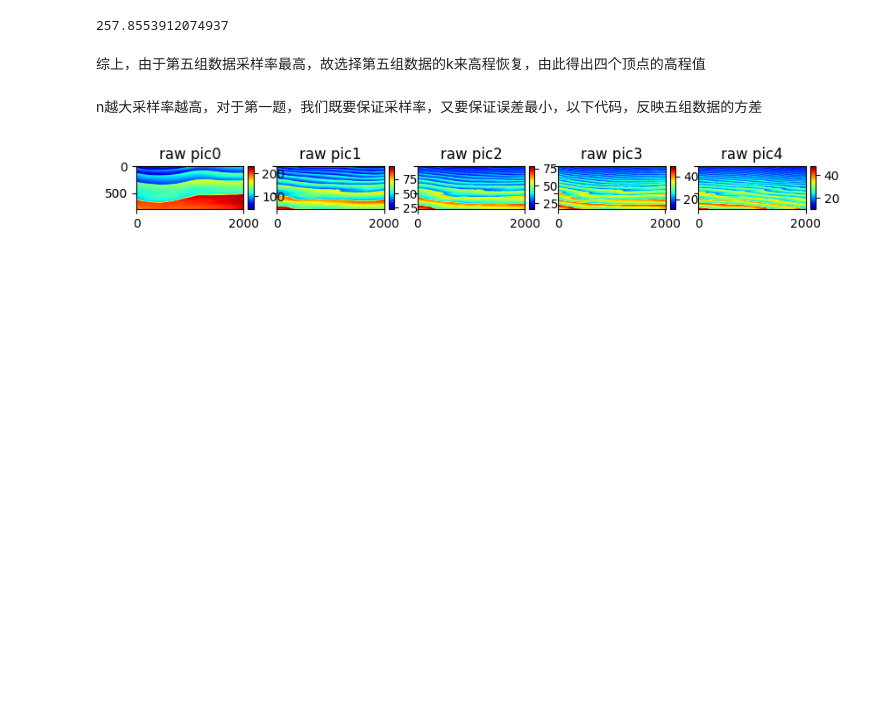
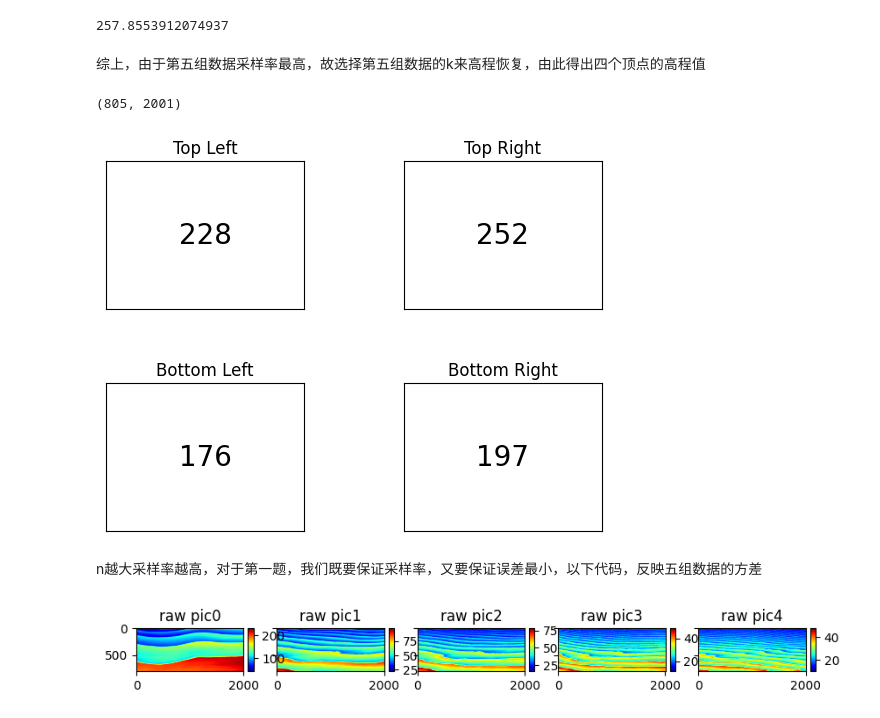
Before and after one commit to BlingCc233/project_A, a Jupyter notebook: nostack.ipynb, the cells around one changed output. Saved outputs shown, nothing was run; the diff lists cells and outputs as text; code cells hidden in the pictures; blank space fills up the shorter version.

```diff
--- a/nostack.ipynb
+++ b/nostack.ipynb
@@ -683,6 +683,40 @@ print(np.max(H))
 257.8553912074937
 # %% [markdown]
 综上，由于第五组数据采样率最高，故选择第五组数据的k来高程恢复，由此得出四个顶点的高程值
+# %%
+print(H.shape)
+
+final = np.array(H)
+# 获取四个顶点的值
+top_left = round(final[0, 0])
+top_right = round(final[0, num_cols-1])
+bottom_left = round(final[num_rows-1, 0])
+bottom_right = round(final[num_rows-1, num_cols-1])
+
+# 创建一个2x2的图
+fig, axs = plt.subplots(2, 2)
+
+# 设置四个顶点的值
+axs[0, 0].text(0.5, 0.5, str(top_left), ha='center', va='center', size=20)
+axs[0, 0].set_title('Top Left')
+axs[0, 1].text(0.5, 0.5, str(top_right), ha='center', va='center', size=20)
+axs[0, 1].set_title('Top Right')
+axs[1, 0].text(0.5, 0.5, str(bottom_left), ha='center', va='center', size=20)
+axs[1, 0].set_title('Bottom Left')
+axs[1, 1].text(0.5, 0.5, str(bottom_right), ha='center', va='center', size=20)
+axs[1, 1].set_title('Bottom Right')
+
+# 隐藏坐标轴
+for ax in axs.flat:
+    ax.set(xticks=[], yticks=[])
+
+# 调整子图间距
+plt.subplots_adjust(hspace=0.5, wspace=0.5)
+
+plt.show()
+# %% [output]
+(805, 2001)
+[figure, added]
 # %% [markdown]
 n越大采样率越高，对于第一题，我们既要保证采样率，又要保证误差最小，以下代码，反映五组数据的方差
 # %%
```
Also changed, not shown: parts of 1 cell of this notebook, 26 other files.
